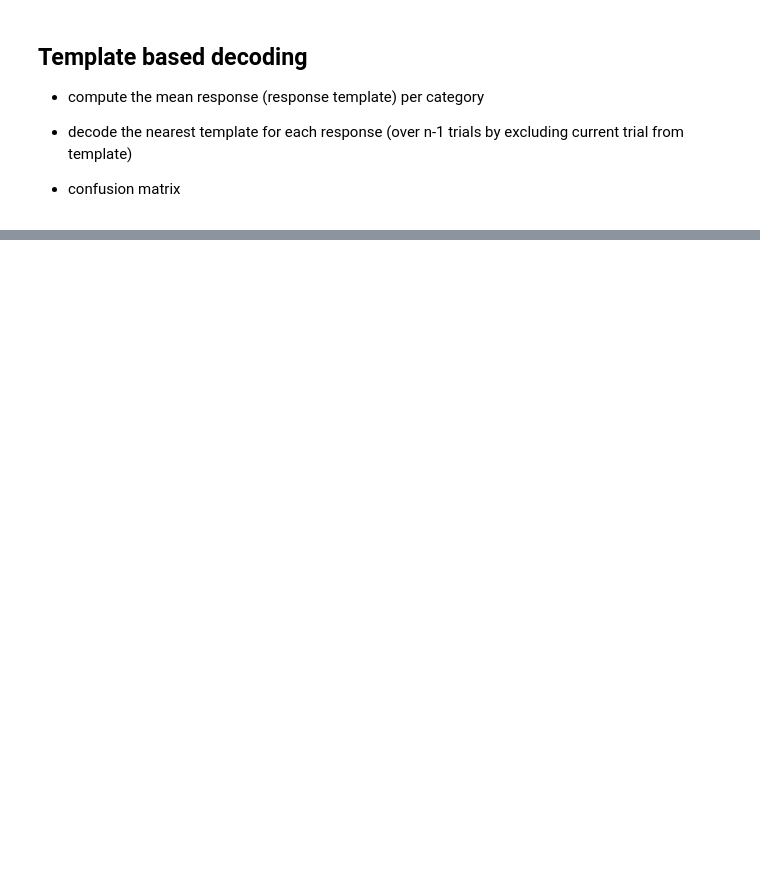
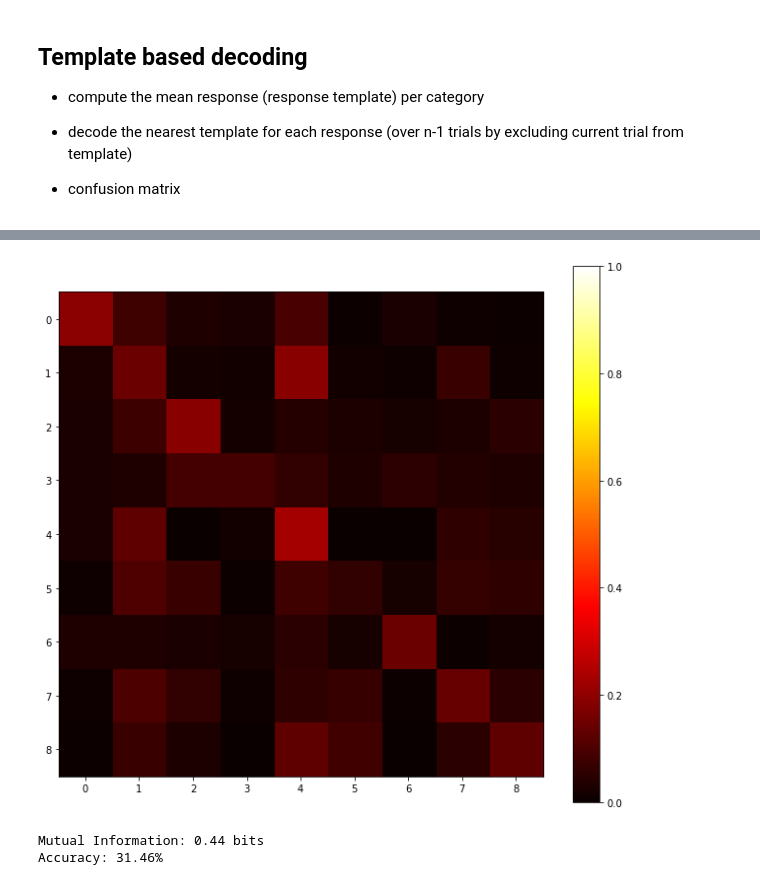
Before and after one commit to kevinyu/furry-guacamole, a Jupyter notebook: notebooks/Template Based Decoding.ipynb, the cells around one changed output, grey strips where cells are left out. Drawn from its saved outputs; the diff is of its cells as text; code cells hidden in the pictures; blank space fills up the shorter version.

```diff
--- a/notebooks/Template Based Decoding.ipynb
+++ b/notebooks/Template Based Decoding.ipynb
@@ -81,0 +109,26 @@ distances = compute_distance_to_templates(unit_table, "stim")
+# %%
+templates = compute_templates(unit_table, "call_type", "psth")
+# %%
+if "psth_template" in unit_table: unit_table.drop("psth_template", 1, inplace=True)
+unit_table = unbias_templates(unit_table, templates, "call_type", "psth")
+# %%
+compute_distance_to_templates.clear_cache()
+distances = compute_distance_to_templates(unit_table, "call_type")
+# %%
+unit_table = unit_table.sort_values(["call_type", "stim"])
+
+actual = unit_table["call_type"]
+predicted = decode(unit_table, distances, "call_type")
+
+conf = generate_confusion_matrix(actual, predicted, joint=False)
+# %%
+plt.figure(figsize=(11, 10))
+plt.imshow(conf, vmin=0.0, vmax=1.0, cmap="hot")
+plt.colorbar()
+plt.show()
+print "Mutual Information: {:.2f} bits".format(confusion.mutual_information(conf))
+print "Accuracy: {:.2f}%".format(confusion.accuracy(conf) * 100)
+# %% [output]
+[figure, added]
+Mutual Information: 0.44 bits
+Accuracy: 31.46%
```
Also changed, not shown: parts of 16 cells of this notebook, 3 other files.
